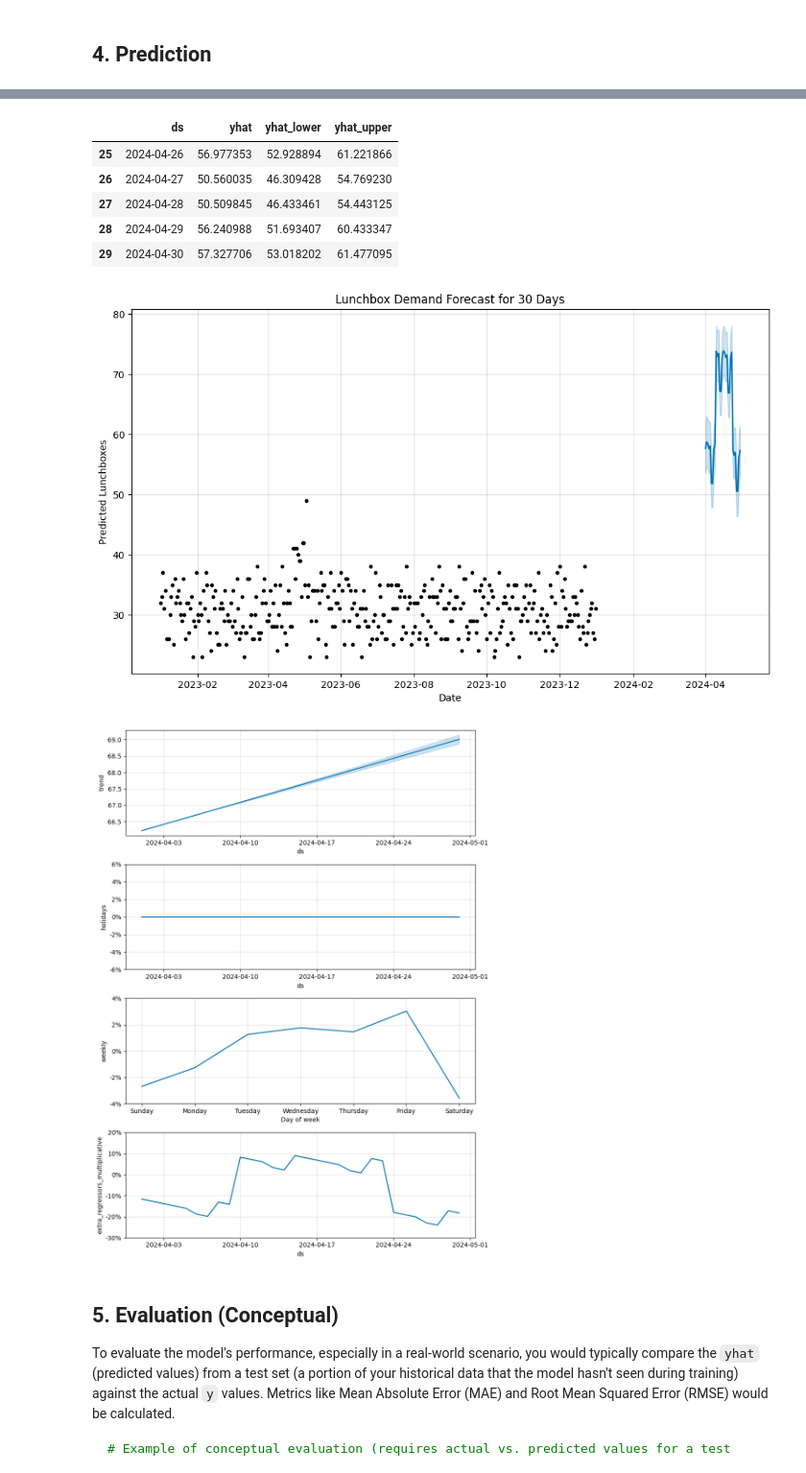
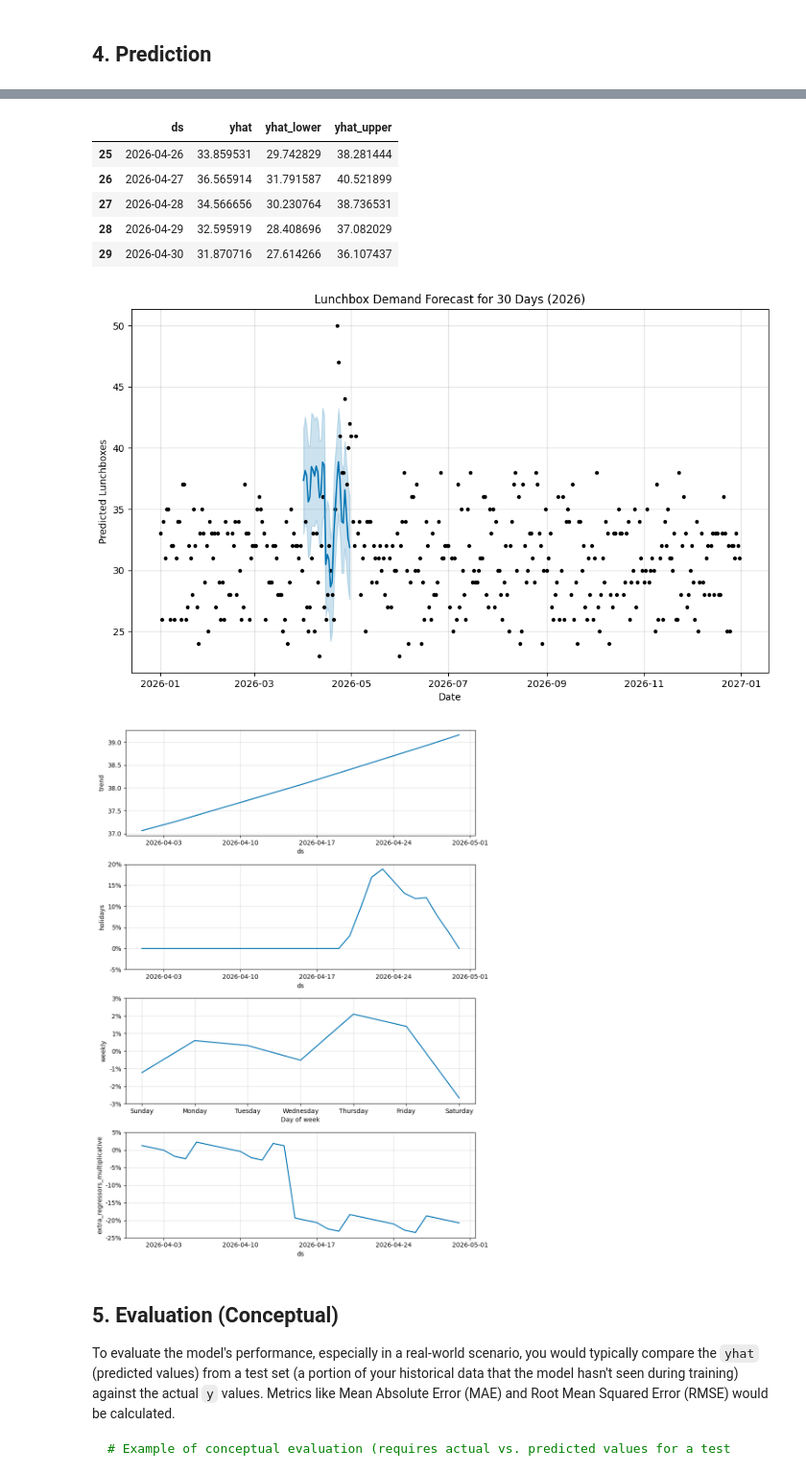
Before and after one commit to MeowMeow-wu/Q4, a Jupyter notebook: Untitled10.ipynb, the cells around one changed output, grey strips where cells are left out. Shown at 96% size. Saved outputs shown, nothing was run; the diff lists cells and outputs as text; code cells hidden in the pictures.

```diff
--- a/Untitled10.ipynb
+++ b/Untitled10.ipynb
@@ -78,8 +78,8 @@ import pandas as pd
 import numpy as np
 
 # Simulate historical data for 1 year
-start_date = '2023-01-01'
-end_date = '2023-12-31'
+start_date = '2026-01-01'
+end_date = '2026-12-31'
 dates = pd.date_range(start=start_date, end=end_date, freq='D')
 
 # Simulate daily lunchbox demand
@@ -94,8 +94,8 @@ for i, date in enumerate(dates):
         demand[i] -= np.random.randint(0, 3)
 
 # Simulate a 'Hari Raya' effect somewhere in the data
-hari_raya_start = pd.to_datetime('2023-04-22') # Example date
-hari_raya_end = pd.to_datetime('2023-05-05') # Example duration
+hari_raya_start = pd.to_datetime('2026-04-22') # Example date
+hari_raya_end = pd.to_datetime('2026-05-05') # Example duration
 
 hari_raya_period = (dates >= hari_raya_start) & (dates <= hari_raya_end)
 demand[hari_raya_period] += np.random.randint(5, 15, size=hari_raya_period.sum()) # Increased demand during Hari Raya
@@ -178,7 +178,7 @@ prophet_df = historical_df.rename(columns={'Date': 'ds', 'Lunchboxes_Distributed
 holidays = pd.DataFrame({
     'holiday': 'hari_raya',
     'ds': pd.to_datetime([
-        '2023-04-22', '2023-04-23', '2023-04-24', # Example dates for 2023 Hari Raya
+        '2026-04-22', '2026-04-23', '2026-04-24', # Example dates for 2026 Hari Raya
         # Add other specific Hari Raya related dates that might affect demand
     ]),
     'lower_window': -2, # Start 2 days before the official date
@@ -216,9 +216,13 @@ Prophet model training complete.
 # %% [markdown]
 ## 4. Prediction
 # %%
+import pandas as pd
+import numpy as np
+import matplotlib.pyplot as plt
+
 # Create a future DataFrame for the 30-day forecast period
-future_period_start = pd.to_datetime('2024-04-01') # Start of 30-day forecast before Hari Raya
-future_period_end = pd.to_datetime('2024-04-30') # End of 30-day forecast
+future_period_start = pd.to_datetime('2026-04-01') # Start of 30-day forecast before Hari Raya
+future_period_end = pd.to_datetime('2026-04-30') # End of 30-day forecast
 
 future_dates = pd.date_range(start=future_period_start, end=future_period_end, freq='D')
 future_df = pd.DataFrame({'ds': future_dates})
@@ -231,7 +235,10 @@ future_df['Year'] = future_df['ds'].dt.year
 future_df['WeekOfYear'] = future_df['ds'].dt.isocalendar().week.astype(int)
 future_df['IsWeekend'] = future_df['ds'].dt.dayofweek.isin([5, 6]).astype(int)
 
-# Hari Raya period for the forecast
+# Hari Raya period for the forecast (Adjusted for 2026 as an example)
+hari_raya_start_forecast = pd.to_datetime('2026-04-01') # Example Hari Raya for 2026
+hari_raya_end_forecast = pd.to_datetime('2026-04-14') # Example duration for 2026
+
 future_df['IsHariRayaPeriod'] = ((future_df['ds'] >= hari_raya_start_forecast) &
                                  (future_df['ds'] <= hari_raya_end_forecast)).astype(int)
 
@@ -265,7 +272,7 @@ display(forecast[['ds', 'yhat', 'yhat_lower', 'yhat_upper']].tail())
 # Plot the forecast
 fig = model.plot(forecast)
 ax = fig.gca()
-ax.set_title('Lunchbox Demand Forecast for 30 Days')
+ax.set_title('Lunchbox Demand Forecast for 30 Days (2026)')
 ax.set_xlabel('Date')
 ax.set_ylabel('Predicted Lunchboxes')
 
@@ -281,11 +288,11 @@ fig_comp = model.plot_components(forecast)
 |  | ds | yhat | yhat_lower | yhat_upper |
-| 25 | 2024-04-26 | 56.977353 | 52.928894 | 61.221866 |
-| 26 | 2024-04-27 | 50.560035 | 46.309428 | 54.769230 |
-| 27 | 2024-04-28 | 50.509845 | 46.433461 | 54.443125 |
-| 28 | 2024-04-29 | 56.240988 | 51.693407 | 60.433347 |
-| 29 | 2024-04-30 | 57.327706 | 53.018202 | 61.477095 |
+| 25 | 2026-04-26 | 33.859531 | 29.742829 | 38.281444 |
+| 26 | 2026-04-27 | 36.565914 | 31.791587 | 40.521899 |
+| 27 | 2026-04-28 | 34.566656 | 30.230764 | 38.736531 |
+| 28 | 2026-04-29 | 32.595919 | 28.408696 | 37.082029 |
+| 29 | 2026-04-30 | 31.870716 | 27.614266 | 36.107437 |
-[figure, old version]
+[figure, new version]
-[figure, old version]
+[figure, new version]
 # %% [markdown]
 ## 5. Evaluation (Conceptual)
 
```
Also changed, not shown: parts of 4 cells of this notebook.
